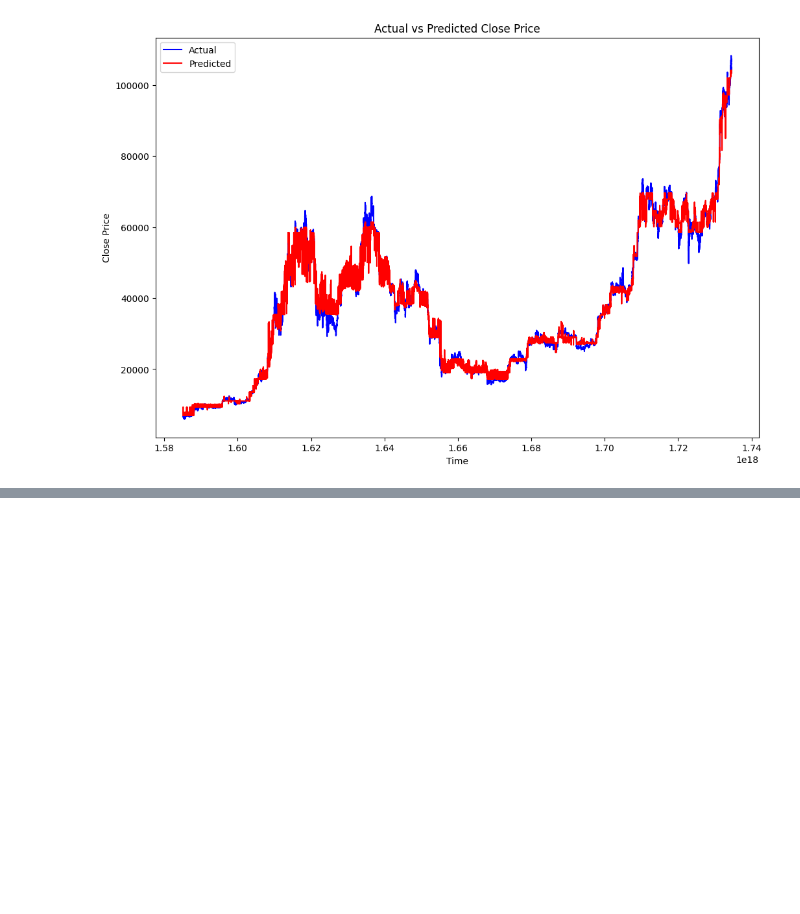
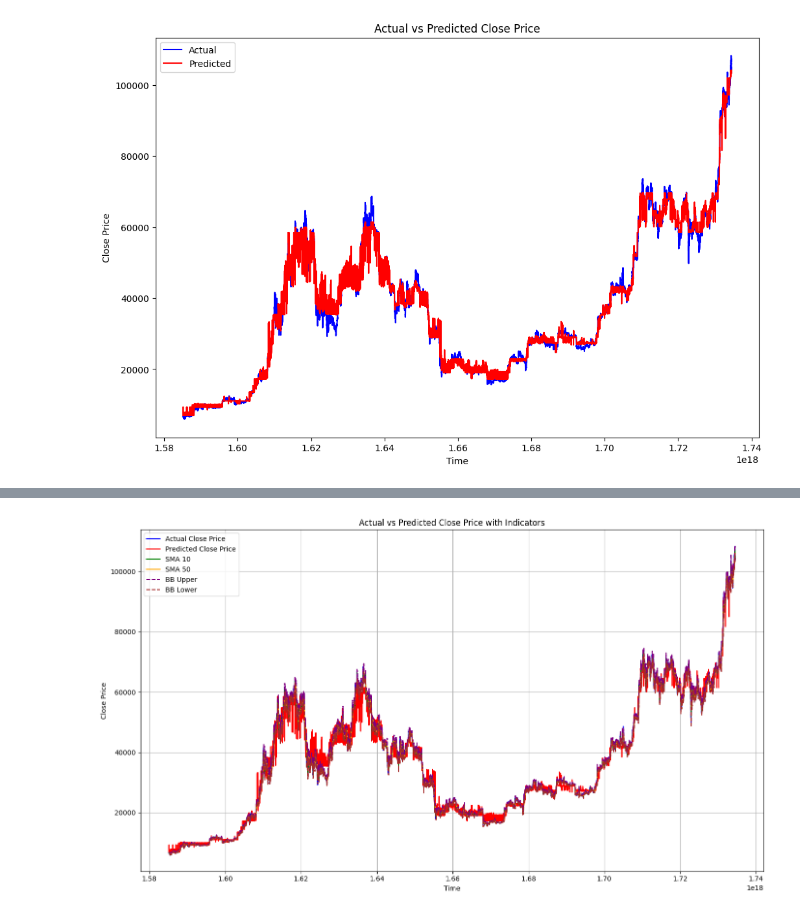
Before and after one commit to Kelocker/datathon2024, a Jupyter notebook: datathon.ipynb, the cells around one changed output, grey strips where cells are left out. Drawn from its saved outputs; the diff is of its cells as text; code cells hidden in the pictures; blank space fills up the shorter version.

Commit message:
added indicator

```diff
--- a/datathon.ipynb
+++ b/datathon.ipynb
@@ -238,0 +239,89 @@ plt.show()
+# %%
+import numpy as np
+import pandas as pd
+import matplotlib.pyplot as plt
+from sklearn.model_selection import train_test_split
+from sklearn.ensemble import StackingRegressor, RandomForestRegressor
+from xgboost import XGBRegressor
+
+# Create a synthetic dataset (replace this with your actual stock data)
+X = df_top_17.drop(columns=['close_price'])
+y = df_top_17['close_price']
+
+# Train-test split
+X_train, X_test, y_train, y_test = train_test_split(X, y, test_size=0.3, random_state=42)
+
+# Base models (Random Forest and XGBoost)
+base_models = [
+    ('rf', RandomForestRegressor(n_estimators=50, max_depth=5, min_samples_split=10,
+                                 min_samples_leaf=5, max_features='sqrt', random_state=42)),
+    ('xgb', XGBRegressor(n_estimators=50, learning_rate=0.05, max_depth=5,
+                         subsample=0.8, colsample_bytree=0.8, reg_alpha=1, reg_lambda=1, random_state=42))
+]
+
+# Meta-model
+meta_model = RandomForestRegressor(n_estimators=50, max_depth=5, min_samples_split=10,
+                                   min_samples_leaf=5, max_features='sqrt', random_state=42)
+
+# Stacking Regressor
+stacked_model = StackingRegressor(estimators=base_models, final_estimator=meta_model)
+stacked_model.fit(X_train, y_train)
+
+# Predictions
+y_pred = stacked_model.predict(X_test)
+df_top_17['Predicted'] = stacked_model.predict(X)
+
+# Evaluate Model
+score = stacked_model.score(X_test, y_test)
+print(f"Stacked Model R^2 Score: {score:.4f}")
+
+# ======================
+# Indicator Calculations
+# ======================
+
+# Moving Averages
+df_top_17['SMA_10'] = df_top_17['close_price'].rolling(window=10).mean()
+df_top_17['SMA_50'] = df_top_17['close_price'].rolling(window=50).mean()
+
+# Bollinger Bands
+df_top_17['BB_Middle'] = df_top_17['close_price'].rolling(window=20).mean()
+df_top_17['BB_Upper'] = df_top_17['BB_Middle'] + 2 * df_top_17['close_price'].rolling(window=20).std()
+df_top_17['BB_Lower'] = df_top_17['BB_Middle'] - 2 * df_top_17['close_price'].rolling(window=20).std()
+
+# RSI
+delta = df_top_17['close_price'].diff(1)
+gain = np.where(delta > 0, delta, 0)
+loss = np.where(delta < 0, -delta, 0)
+
+avg_gain = pd.Series(gain).rolling(window=14).mean()
+avg_loss = pd.Series(loss).rolling(window=14).mean()
+rs = avg_gain / avg_loss
+df_top_17['RSI'] = 100 - (100 / (1 + rs))
+
+# ======================
+# Visualization
+# ======================
+
+plt.figure(figsize=(14, 8))
+
+# Actual vs Predicted Prices
+plt.plot(df_top_17['time'], df_top_17['close_price'], label='Actual Close Price', color='blue')
+plt.plot(df_top_17['time'], df_top_17['Predicted'], label='Predicted Close Price', color='red')
+
+# Indicators
+plt.plot(df_top_17['time'], df_top_17['SMA_10'], label='SMA 10', color='green')
+plt.plot(df_top_17['time'], df_top_17['SMA_50'], label='SMA 50', color='orange')
+plt.plot(df_top_17['time'], df_top_17['BB_Upper'], label='BB Upper', linestyle='--', color='purple')
+plt.plot(df_top_17['time'], df_top_17['BB_Lower'], label='BB Lower', linestyle='--', color='brown')
+
+# Titles and Labels
+plt.xlabel('Time')
+plt.ylabel('Close Price')
+plt.title('Actual vs Predicted Close Price with Indicators')
+plt.legend()
+plt.grid(True)
+
+# Show plot
+plt.tight_layout()
+plt.show()
+# %% [output]
@@ -238,0 +346 @@ plt.show()
+[figure, added]
```
Also changed, not shown: parts of 2 cells of this notebook.
